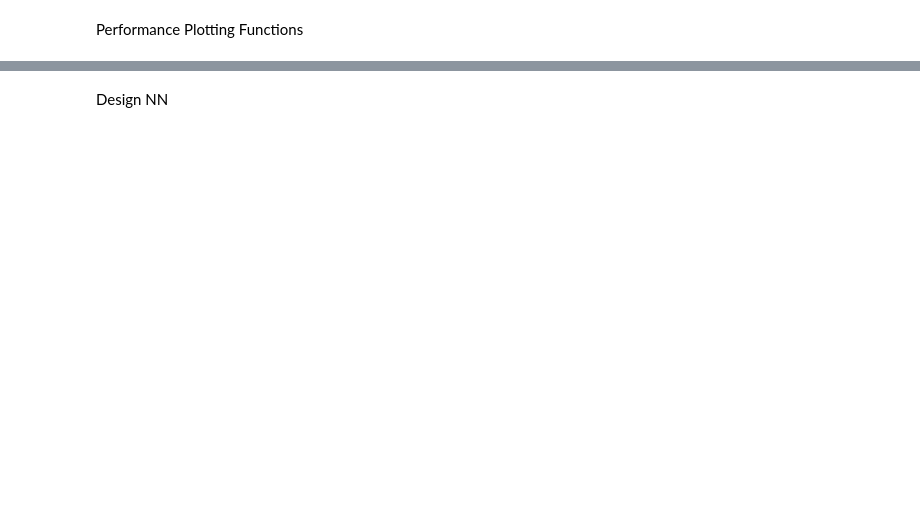
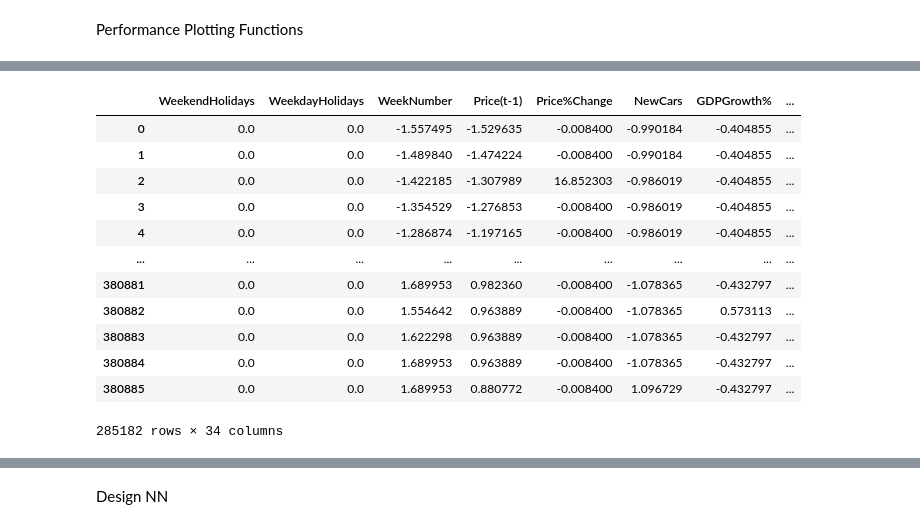
Before and after one commit to feyzijan/ShellDatathon, a Jupyter notebook: MLModels/NeuralNetSparse.ipynb, the cells around one changed output, grey strips where cells are left out. Saved outputs shown, nothing was run; the diff lists cells and outputs as text; code cells hidden in the pictures; blank space fills up the shorter version.

```diff
--- a/MLModels/NeuralNetSparse.ipynb
+++ b/MLModels/NeuralNetSparse.ipynb
@@ -80,3 +121,50 @@ def test_set_evalution(model, X_train, X_valid, y_train, y_valid,X_train_test,y_
+# %%
+from sklearn.model_selection import train_test_split
+#X_train, X_valid, y_train, y_valid = train_test_split(X_train,y_train,test_size=0.1)
+
+# split the year 2018 into the validation set
+valid_date_1 = '2017-01-01'
+valid_date_2 ='2017-07-01'
+
+test_date_1 = '2016-07-01'
+test_date_2 = '2017-01-01'
+
+valid_index = df_train[(df_train.WeekStarting >= valid_date_1) & (df_train.WeekStarting <= valid_date_2)].index
+test_index = df_train[(df_train.WeekStarting >= test_date_1) & (df_train.WeekStarting < test_date_2)].index
+
+#train_index = df_train[(df_train.WeekStarting >= '2017-01-01') & (df_train.WeekStarting <= '2017-07-01')].index
+
+X_full = X_train.copy()
+y_full = X_train.copy()
+
+X_valid= X_train[X_train.index.isin(valid_index)]
+y_valid = y_train[y_train.index.isin(valid_index)]
+
+X_train_test = X_train[X_train.index.isin(test_index)]
+y_train_test = y_train[y_train.index.isin(test_index)]
+
+#X_train = X_train[X_train.index.isin(train_index)]
+#y_train = y_train[y_train.index.isin(train_index)]
+
+
+X_train = X_train[~(X_train.index.isin(test_index)) & ~(X_train.index.isin(valid_index))]
+y_train = y_train[~(y_train.index.isin(test_index)) & ~(y_train.index.isin(valid_index))]
+# %%
+X_train
+# %% [output]
+|  | WeekendHolidays | WeekdayHolidays | WeekNumber | Price(t-1) | Price%Change | NewCars | GDPGrowth% | ... |
+| 0 | 0.0 | 0.0 | -1.557495 | -1.529635 | -0.008400 | -0.990184 | -0.404855 | ... |
+| 1 | 0.0 | 0.0 | -1.489840 | -1.474224 | -0.008400 | -0.990184 | -0.404855 | ... |
+| 2 | 0.0 | 0.0 | -1.422185 | -1.307989 | 16.852303 | -0.986019 | -0.404855 | ... |
+| 3 | 0.0 | 0.0 | -1.354529 | -1.276853 | -0.008400 | -0.986019 | -0.404855 | ... |
+| 4 | 0.0 | 0.0 | -1.286874 | -1.197165 | -0.008400 | -0.986019 | -0.404855 | ... |
+| ... | ... | ... | ... | ... | ... | ... | ... | ... |
+| 380881 | 0.0 | 0.0 | 1.689953 | 0.982360 | -0.008400 | -1.078365 | -0.432797 | ... |
+| 380882 | 0.0 | 0.0 | 1.554642 | 0.963889 | -0.008400 | -1.078365 | 0.573113 | ... |
+| 380883 | 0.0 | 0.0 | 1.622298 | 0.963889 | -0.008400 | -1.078365 | -0.432797 | ... |
+| 380884 | 0.0 | 0.0 | 1.689953 | 0.963889 | -0.008400 | -1.078365 | -0.432797 | ... |
+| 380885 | 0.0 | 0.0 | 1.689953 | 0.880772 | -0.008400 | 1.096729 | -0.432797 | ... |
+285182 rows × 34 columns
 # %%
 n_input = X_train.shape[1]
 n_input
```
Also changed, not shown: parts of 26 cells of this notebook, 19 other files.
